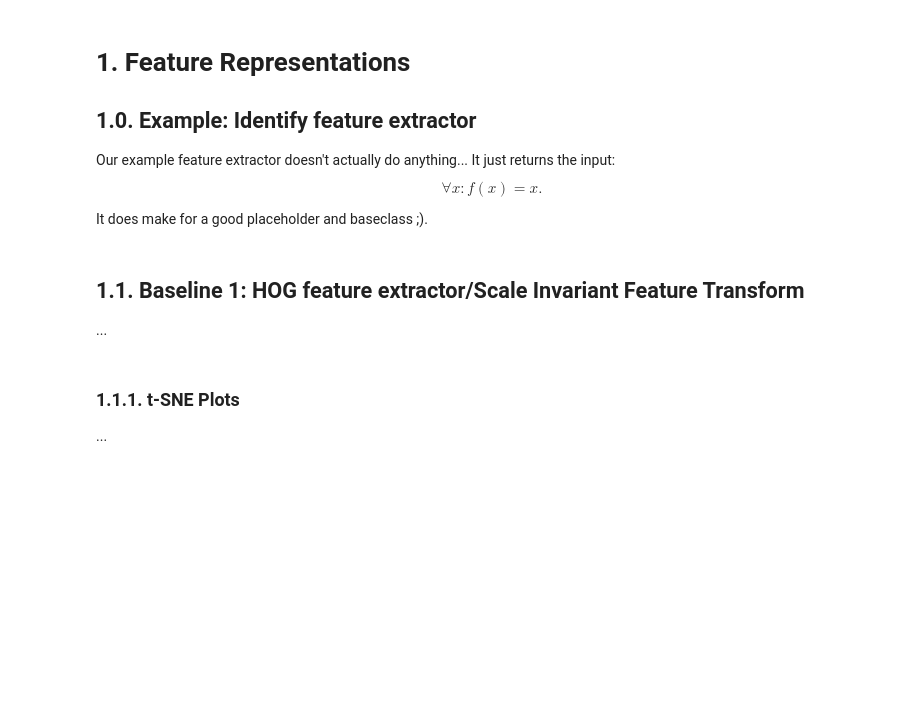
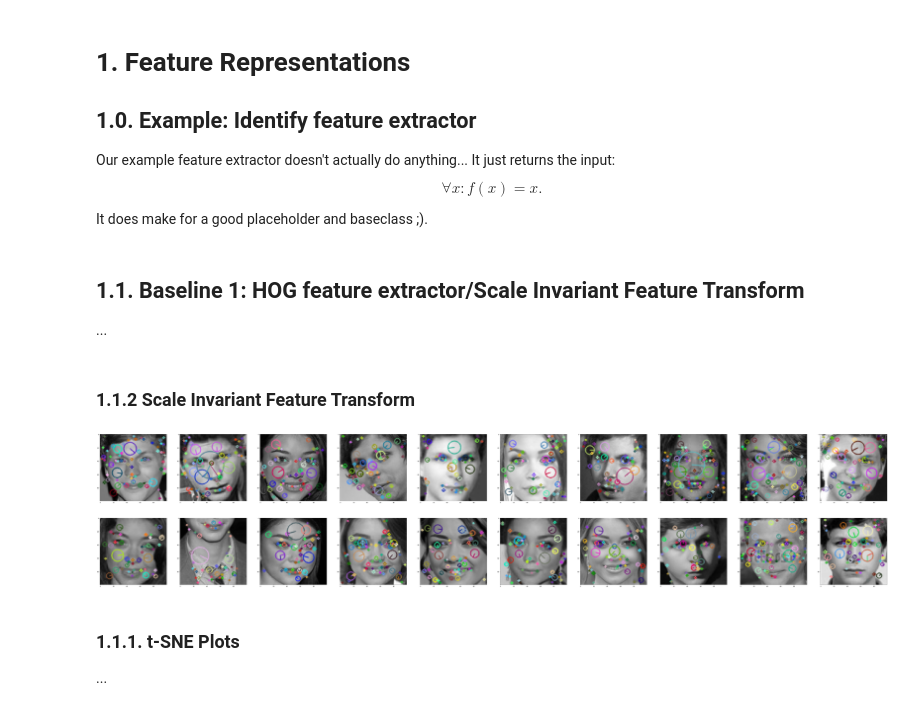
Before and after one commit to KoroNiko/CV_KUL_group_assignment_1, a Jupyter notebook: Group28_notebook.ipynb, the cells around one changed output. Cells and saved outputs as stored; diff of their text form; code cells hidden in the pictures; blank space fills up the shorter version.

Commit message:
added SIFT to notebook

```diff
--- a/Group28_notebook.ipynb
+++ b/Group28_notebook.ipynb
@@ -56,18 +56,18 @@ The training set is many times smaller than the test set and this might strike y
 # Input data files are available in the read-only "../input/" directory
 
 train = pd.read_csv(
-    '/kaggle/input/kul-h02a5a-computer-vision-ga1-2022/train_set.csv', index_col = 0)
+    'train_set.csv', index_col = 0)
 train.index = train.index.rename('id')
 
 test = pd.read_csv(
-    '/kaggle/input/kul-h02a5a-computer-vision-ga1-2022/test_set.csv', index_col = 0)
+    'test_set.csv', index_col = 0)
 test.index = test.index.rename('id')
 
 # read the images as numpy arrays and store in "img" column
-train['img'] = [cv2.cvtColor(np.load('/kaggle/input/kul-h02a5a-computer-vision-ga1-2022/train/train_{}.npy'.format(index), allow_pickle=False), cv2.COLOR_BGR2RGB)
+train['img'] = [cv2.cvtColor(np.load('train/train_{}.npy'.format(index), allow_pickle=False), cv2.COLOR_BGR2RGB)
                 for index, row in train.iterrows()]
 
-test['img'] = [cv2.cvtColor(np.load('/kaggle/input/kul-h02a5a-computer-vision-ga1-2022/test/test_{}.npy'.format(index), allow_pickle=False), cv2.COLOR_BGR2RGB)
+test['img'] = [cv2.cvtColor(np.load('test/test_{}.npy'.format(index), allow_pickle=False), cv2.COLOR_BGR2RGB)
                 for index, row in test.iterrows()]
 
 
@@ -246,6 +271,44 @@ class HOGFeatureExtractor(IdentityFeatureExtractor):
 
     def transform(self, X):
         raise NotImplmentedError
+# %% [markdown]
+### 1.1.2 Scale Invariant Feature Transform
+# %%
+class SIFTFeatureExtractor(cv2.SIFT):
+    # Init SIFTFeatureExtractor class and make it inherit from cv2.SIFT class
+    def __init__(self):
+        super().__init__()
+    def __call__(self, img, ret_img_flag=0):
+        gray = cv2.cvtColor(img.astype('uint8'), cv2.COLOR_BGR2GRAY)
+        kp, des = self.create().detectAndCompute(gray, None)
+
+        # If we want to display the images with their keypoints drawn on them, we set ret_img_flag to 1
+        if ret_img_flag:
+            kp_img = cv2.drawKeypoints(gray, kp, img, flags=cv2.DRAW_MATCHES_FLAGS_DRAW_RICH_KEYPOINTS)
+            return kp_img, kp, des
+        return False, kp, des
+# %%
+sift = SIFTFeatureExtractor()
+sift(train_X[0], ret_img_flag=1)
+
+img_list = []
+kp_list = []
+des_list = []
+
+for i in range(len(train_X)):
+    sift_img, kp, des = sift(train_X[i], ret_img_flag=1)
+    img_list.append(sift_img)
+    kp_list.append(kp)
+    des_list.append(des)
+
+sift_df = pd.DataFrame(
+        {'img': img_list,
+         'keypoints': kp_list,
+         'descriptors': des_list})
+# %%
+plot_image_sequence(sift_df['img'].iloc[train_y == 0].values, n=20, imgs_per_row=10)
+# %% [output]
+[figure, added]
 # %% [markdown]
 ### 1.1.1. t-SNE Plots
 ...
```
Also changed, not shown: parts of 13 cells of this notebook, 1 other file.
